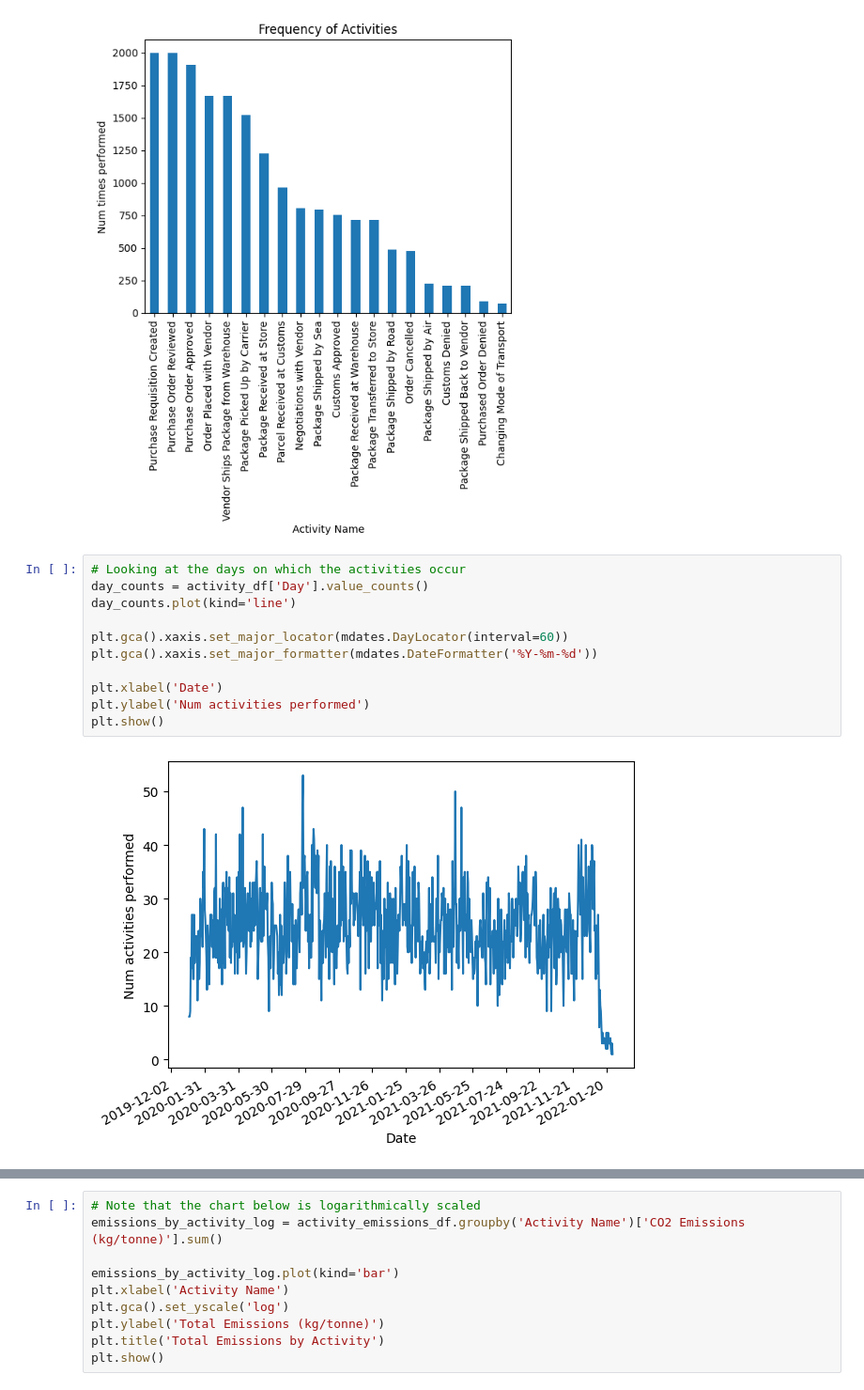
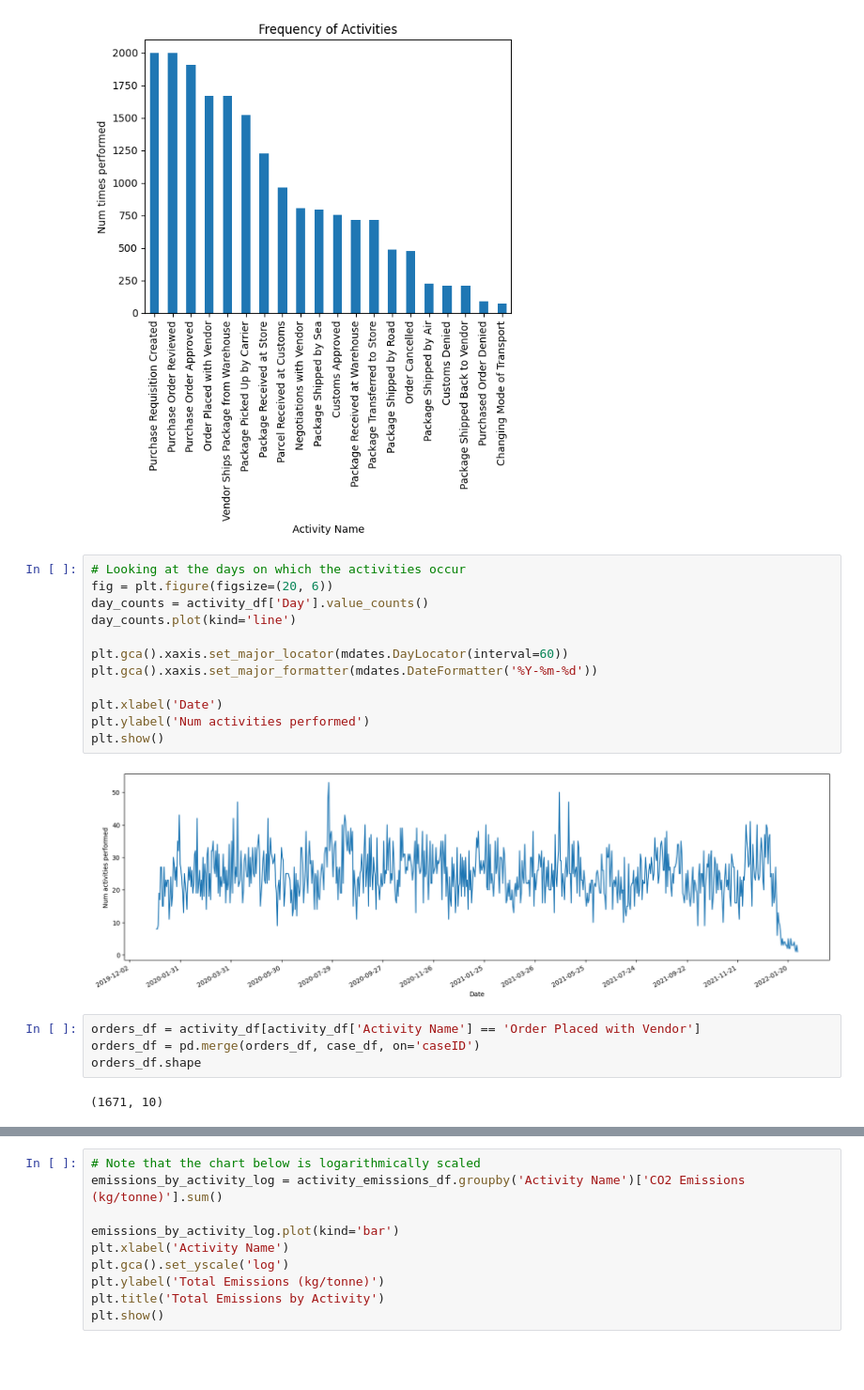
Before and after one commit to aaaka5h/BOLT-Datathon, a Jupyter notebook: analysis.ipynb, the cells around one changed output, grey strips where cells are left out. Shown at 94% size. Saved outputs shown, nothing was run; the diff lists cells and outputs as text; blank space fills up the shorter version.

```diff
--- a/analysis.ipynb
+++ b/analysis.ipynb
@@ -92,14 +93,21 @@ plt.show()
 [figure]
 # %%
 # Looking at the days on which the activities occur
+fig = plt.figure(figsize=(20, 6))
 day_counts = activity_df['Day'].value_counts()
 day_counts.plot(kind='line')
 
 plt.gca().xaxis.set_major_locator(mdates.DayLocator(interval=60))
 plt.gca().xaxis.set_major_formatter(mdates.DateFormatter('%Y-%m-%d'))
 
 plt.xlabel('Date')
 plt.ylabel('Num activities performed')
 plt.show()
 # %% [output]
-[figure, old version]
+[figure, new version]
+# %%
+orders_df = activity_df[activity_df['Activity Name'] == 'Order Placed with Vendor']
+orders_df = pd.merge(orders_df, case_df, on='caseID')
+orders_df.shape
+# %% [output]
+(1671, 10)
```
Also changed, not shown: parts of 7 cells of this notebook.
